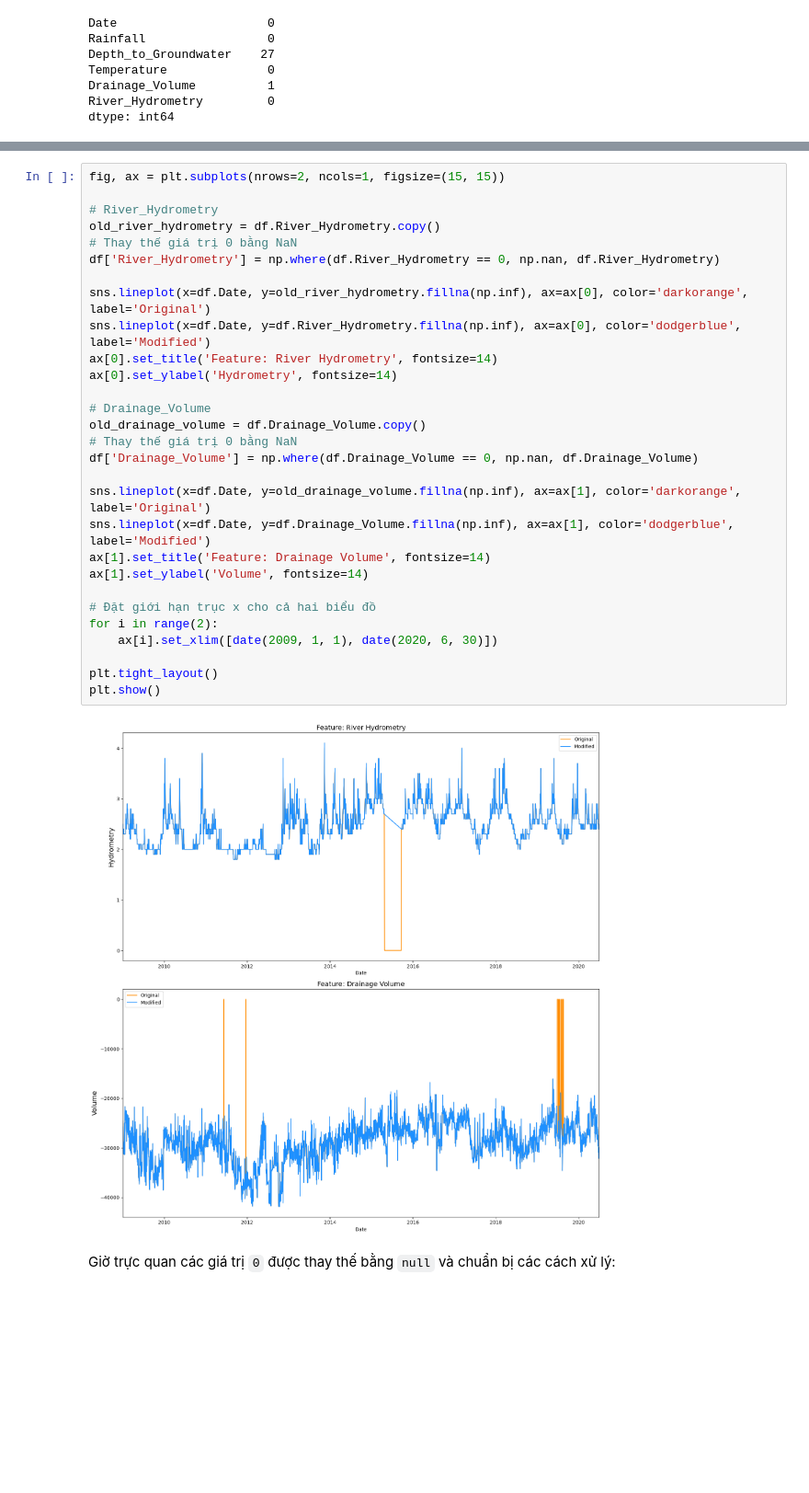
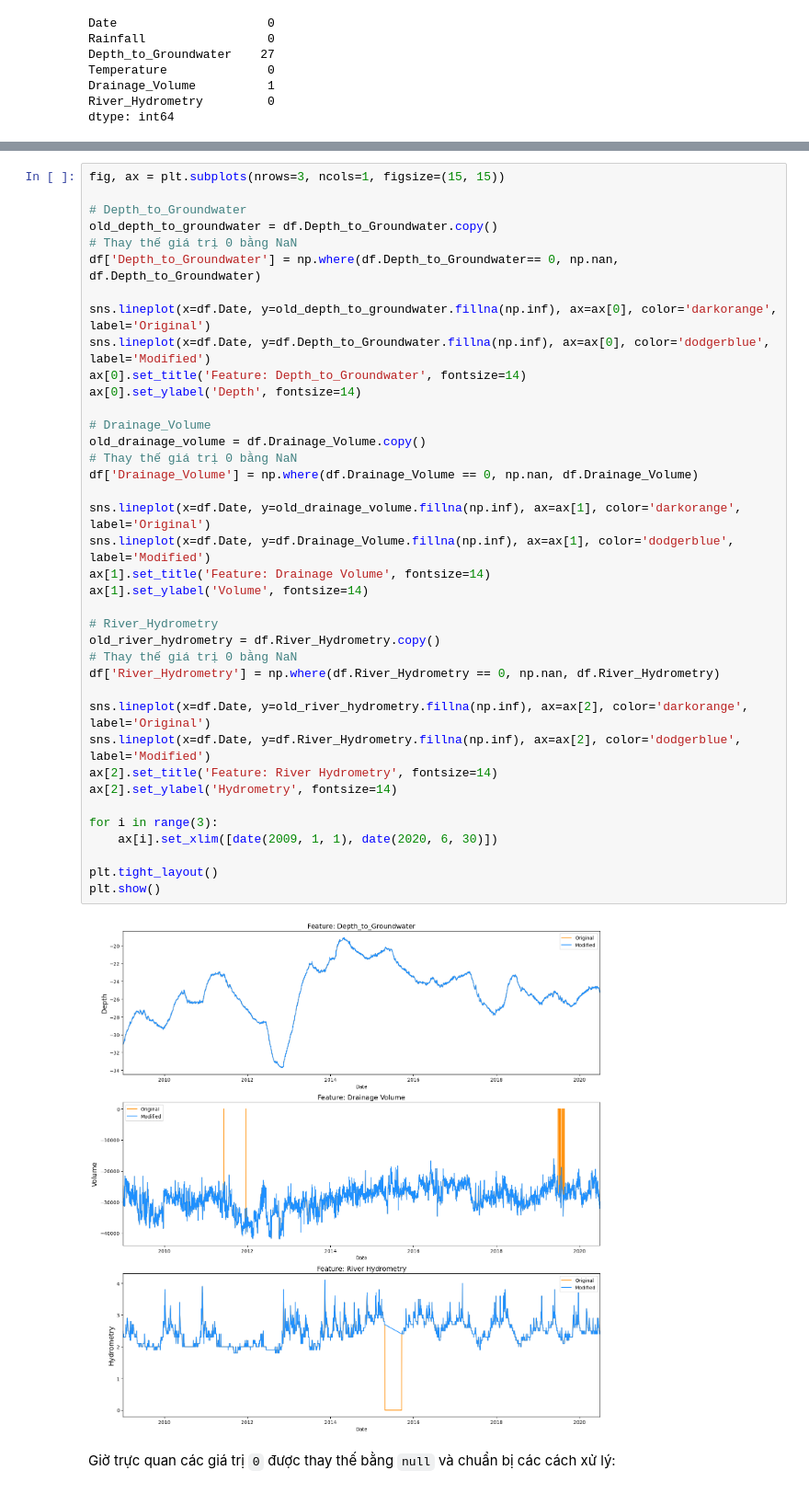
Before and after one commit to GenNyu/Lab-2---DV, a Jupyter notebook: 2.1_Preprocessing.ipynb, the cells around one changed output, grey strips where cells are left out. Shown at 92% size. Drawn from its saved outputs; the diff is of its cells as text; blank space fills up the shorter version.

```diff
--- a/2.1_Preprocessing.ipynb
+++ b/2.1_Preprocessing.ipynb
@@ -77,34 +78,43 @@ dtype: int64
 # %%
-fig, ax = plt.subplots(nrows=2, ncols=1, figsize=(15, 15))
+fig, ax = plt.subplots(nrows=3, ncols=1, figsize=(15, 15))
 
-# River_Hydrometry
-old_river_hydrometry = df.River_Hydrometry.copy()
+# Depth_to_Groundwater
+old_depth_to_groundwater = df.Depth_to_Groundwater.copy()
 # Thay thế giá trị 0 bằng NaN
-df['River_Hydrometry'] = np.where(df.River_Hydrometry == 0, np.nan, df.River_Hydrometry)
+df['Depth_to_Groundwater'] = np.where(df.Depth_to_Groundwater== 0, np.nan, df.Depth_to_Groundwater)
 
-sns.lineplot(x=df.Date, y=old_river_hydrometry.fillna(np.inf), ax=ax[0], color='darkorange', label='Original')
-sns.lineplot(x=df.Date, y=df.River_Hydrometry.fillna(np.inf), ax=ax[0], color='dodgerblue', label='Modified')
-ax[0].set_title('Feature: River Hydrometry', fontsize=14)
-ax[0].set_ylabel('Hydrometry', fontsize=14)
+sns.lineplot(x=df.Date, y=old_depth_to_groundwater.fillna(np.inf), ax=ax[0], color='darkorange', label='Original')
+sns.lineplot(x=df.Date, y=df.Depth_to_Groundwater.fillna(np.inf), ax=ax[0], color='dodgerblue', label='Modified')
+ax[0].set_title('Feature: Depth_to_Groundwater', fontsize=14)
+ax[0].set_ylabel('Depth', fontsize=14)
 
 # Drainage_Volume
 old_drainage_volume = df.Drainage_Volume.copy()
 # Thay thế giá trị 0 bằng NaN
 df['Drainage_Volume'] = np.where(df.Drainage_Volume == 0, np.nan, df.Drainage_Volume)
 
 sns.lineplot(x=df.Date, y=old_drainage_volume.fillna(np.inf), ax=ax[1], color='darkorange', label='Original')
 sns.lineplot(x=df.Date, y=df.Drainage_Volume.fillna(np.inf), ax=ax[1], color='dodgerblue', label='Modified')
 ax[1].set_title('Feature: Drainage Volume', fontsize=14)
 ax[1].set_ylabel('Volume', fontsize=14)
 
-# Đặt giới hạn trục x cho cả hai biểu đồ
-for i in range(2):
+# River_Hydrometry
+old_river_hydrometry = df.River_Hydrometry.copy()
+# Thay thế giá trị 0 bằng NaN
+df['River_Hydrometry'] = np.where(df.River_Hydrometry == 0, np.nan, df.River_Hydrometry)
+
+sns.lineplot(x=df.Date, y=old_river_hydrometry.fillna(np.inf), ax=ax[2], color='darkorange', label='Original')
+sns.lineplot(x=df.Date, y=df.River_Hydrometry.fillna(np.inf), ax=ax[2], color='dodgerblue', label='Modified')
+ax[2].set_title('Feature: River Hydrometry', fontsize=14)
+ax[2].set_ylabel('Hydrometry', fontsize=14)
+
+for i in range(3):
     ax[i].set_xlim([date(2009, 1, 1), date(2020, 6, 30)])
 
 plt.tight_layout()
 plt.show()
 # %% [output]
-[figure, old version]
+[figure, new version]
 # %% [markdown]
 Giờ trực quan các giá trị `0` được thay thế bằng `null` và chuẩn bị các cách xử lý:
 # %%
```
Also changed, not shown: parts of 4 cells of this notebook, 2 other files.
